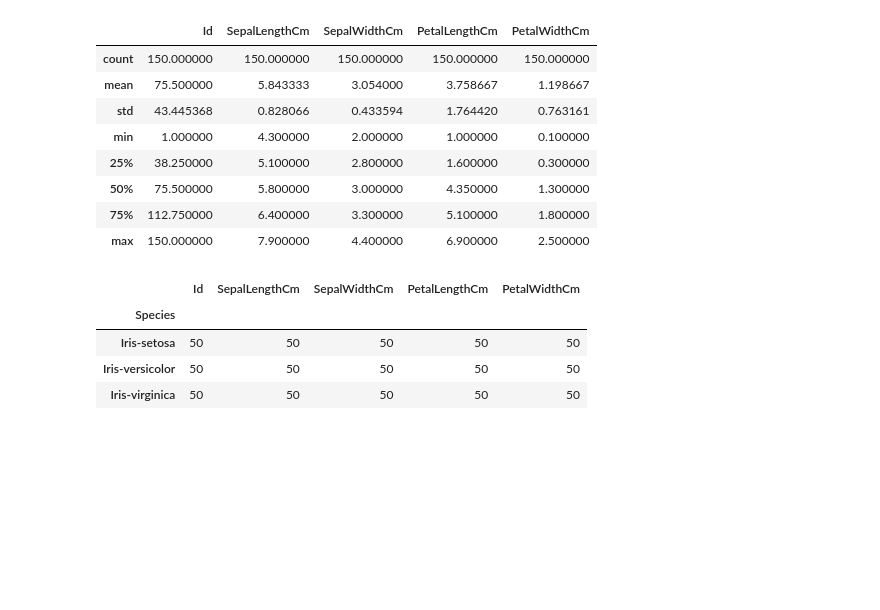
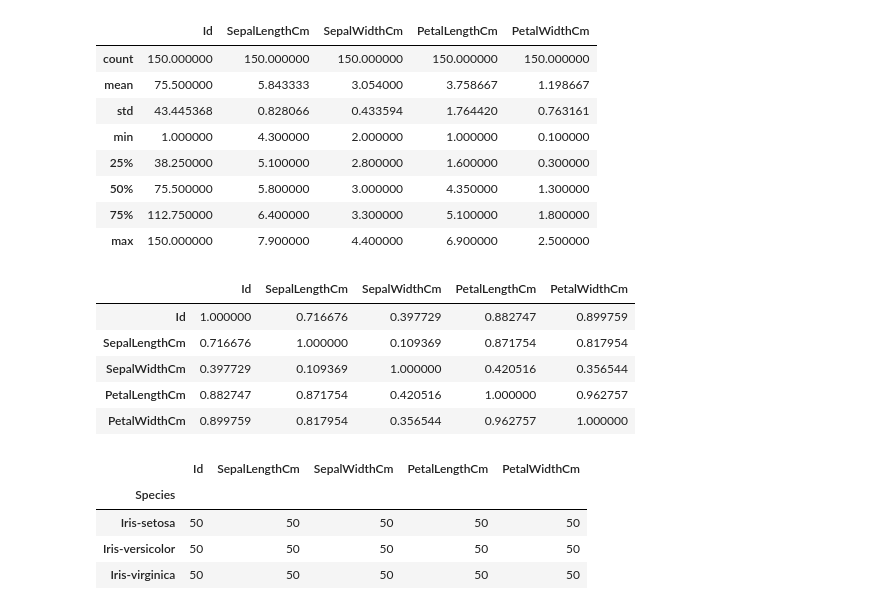
Before and after one commit to VaibhavBichave/TSF-GRIP-Intern, a Jupyter notebook: TSF Task-2/TSF Task-2.ipynb, the cells around one changed output. Drawn from its saved outputs; the diff is of its cells as text; code cells hidden in the pictures; blank space fills up the shorter version.

```diff
--- a/TSF Task-2/TSF Task-2.ipynb
+++ b/TSF Task-2/TSF Task-2.ipynb
@@ -96,4 +98,15 @@ data.describe()
 | 50% | 75.500000 | 5.800000 | 3.000000 | 4.350000 | 1.300000 |
 | 75% | 112.750000 | 6.400000 | 3.300000 | 5.100000 | 1.800000 |
 | max | 150.000000 | 7.900000 | 4.400000 | 6.900000 | 2.500000 |
+# %%
+#calculating correlation among data
+
+data.corr().abs()
+# %% [output]
+|  | Id | SepalLengthCm | SepalWidthCm | PetalLengthCm | PetalWidthCm |
+| Id | 1.000000 | 0.716676 | 0.397729 | 0.882747 | 0.899759 |
+| SepalLengthCm | 0.716676 | 1.000000 | 0.109369 | 0.871754 | 0.817954 |
+| SepalWidthCm | 0.397729 | 0.109369 | 1.000000 | 0.420516 | 0.356544 |
+| PetalLengthCm | 0.882747 | 0.871754 | 0.420516 | 1.000000 | 0.962757 |
+| PetalWidthCm | 0.899759 | 0.817954 | 0.356544 | 0.962757 | 1.000000 |
 # %%
```
Also changed, not shown: parts of 13 cells of this notebook.
